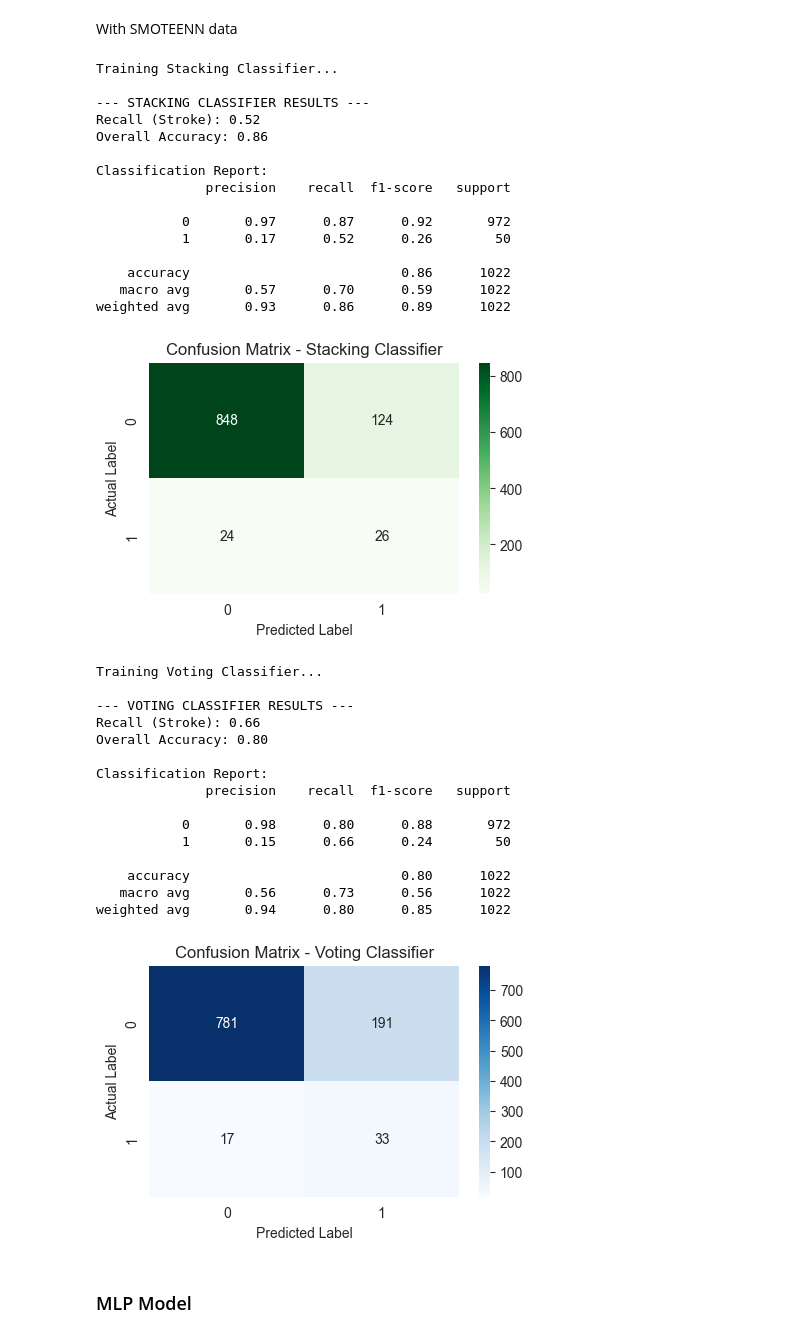
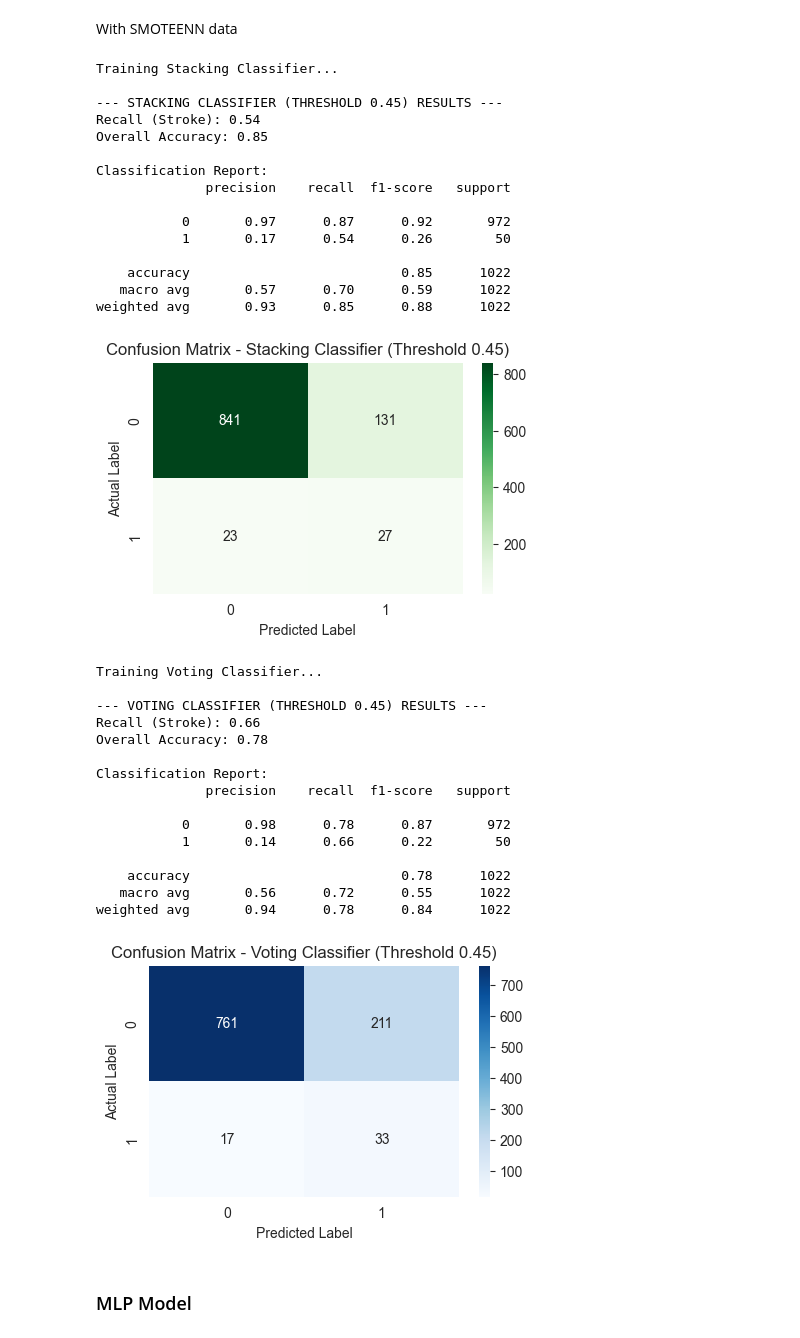
Before and after one commit to ThinHu/stroke-risk-prediction, a Jupyter notebook: notebook.ipynb, the cells around one changed output. Cells and saved outputs as stored; diff of their text form; code cells hidden in the pictures.

```diff
--- a/notebook.ipynb
+++ b/notebook.ipynb
@@ -297,48 +310,48 @@ With SMOTEENN data
 # %%
 # Train and Evaluate Stacking Classifier
 print("Training Stacking Classifier...")
 stacking_model = build_stacking_model()
 stacking_model.fit(X_train_res, y_train_res)
-evaluate_and_plot(stacking_model, X_test, y_test, model_name="Stacking Classifier")
+evaluate_and_plot(stacking_model, X_test, y_test, model_name="Stacking Classifier", threshold=0.45)
 
 # Train and Evaluate Voting Classifier
 print("Training Voting Classifier...")
 voting_model = build_voting_model()
 voting_model.fit(X_train_res, y_train_res)
-evaluate_and_plot(voting_model, X_test, y_test, model_name="Voting Classifier")
+evaluate_and_plot(voting_model, X_test, y_test, model_name="Voting Classifier", threshold=0.45)
 # %% [output]
 Training Stacking Classifier...
 
---- STACKING CLASSIFIER RESULTS ---
-Recall (Stroke): 0.52
-Overall Accuracy: 0.86
+--- STACKING CLASSIFIER (THRESHOLD 0.45) RESULTS ---
+Recall (Stroke): 0.54
+Overall Accuracy: 0.85
 
 Classification Report:
               precision    recall  f1-score   support
 
            0       0.97      0.87      0.92       972
-           1       0.17      0.52      0.26        50
+           1       0.17      0.54      0.26        50
 
-    accuracy                           0.86      1022
+    accuracy                           0.85      1022
    macro avg       0.57      0.70      0.59      1022
-weighted avg       0.93      0.86      0.89      1022
+weighted avg       0.93      0.85      0.88      1022
-[figure, old version]
+[figure, new version]
 Training Voting Classifier...
 
---- VOTING CLASSIFIER RESULTS ---
+--- VOTING CLASSIFIER (THRESHOLD 0.45) RESULTS ---
 Recall (Stroke): 0.66
-Overall Accuracy: 0.80
+Overall Accuracy: 0.78
 
 Classification Report:
               precision    recall  f1-score   support
 
-           0       0.98      0.80      0.88       972
-           1       0.15      0.66      0.24        50
+           0       0.98      0.78      0.87       972
+           1       0.14      0.66      0.22        50
 
-    accuracy                           0.80      1022
-   macro avg       0.56      0.73      0.56      1022
-weighted avg       0.94      0.80      0.85      1022
+    accuracy                           0.78      1022
+   macro avg       0.56      0.72      0.55      1022
+weighted avg       0.94      0.78      0.84      1022
-[figure, old version]
+[figure, new version]
 # %% [markdown]
 ### MLP Model
 # %%
```
Also changed, not shown: parts of 11 cells of this notebook, 3 other files.
